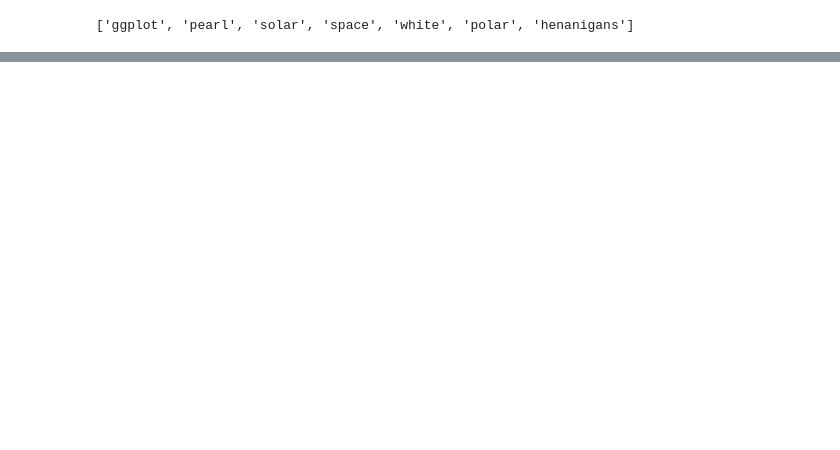
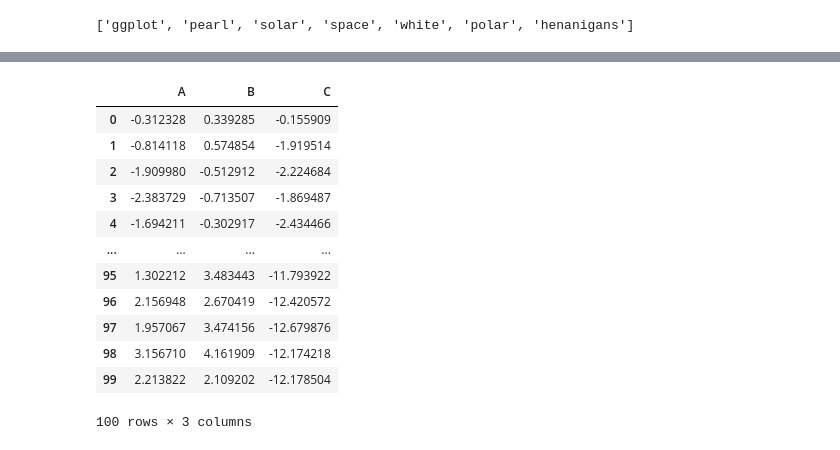
Before and after one commit to keithferns98/Numpy-, a Jupyter notebook: Matplotlib.ipynb, the cells around one changed output, grey strips where cells are left out. Drawn from its saved outputs; the diff is of its cells as text; code cells hidden in the pictures; blank space fills up the shorter version.

```diff
--- a/Matplotlib.ipynb
+++ b/Matplotlib.ipynb
@@ -296,0 +312,17 @@ df5.iplot(kind='bar',barmode='stack',bargap=0.5)
+# %%
+np.random.seed(15)
+pd.DataFrame(randn(100,3),columns=['A','B','C']).cumsum()
+# %% [output]
+|  | A | B | C |
+| 0 | -0.312328 | 0.339285 | -0.155909 |
+| 1 | -0.814118 | 0.574854 | -1.919514 |
+| 2 | -1.909980 | -0.512912 | -2.224684 |
+| 3 | -2.383729 | -0.713507 | -1.869487 |
+| 4 | -1.694211 | -0.302917 | -2.434466 |
+| ... | ... | ... | ... |
+| 95 | 1.302212 | 3.483443 | -11.793922 |
+| 96 | 2.156948 | 2.670419 | -12.420572 |
+| 97 | 1.957067 | 3.474156 | -12.679876 |
+| 98 | 3.156710 | 4.161909 | -12.174218 |
+| 99 | 2.213822 | 2.109202 | -12.178504 |
+100 rows × 3 columns
```
Also changed, not shown: parts of 28 cells of this notebook.
